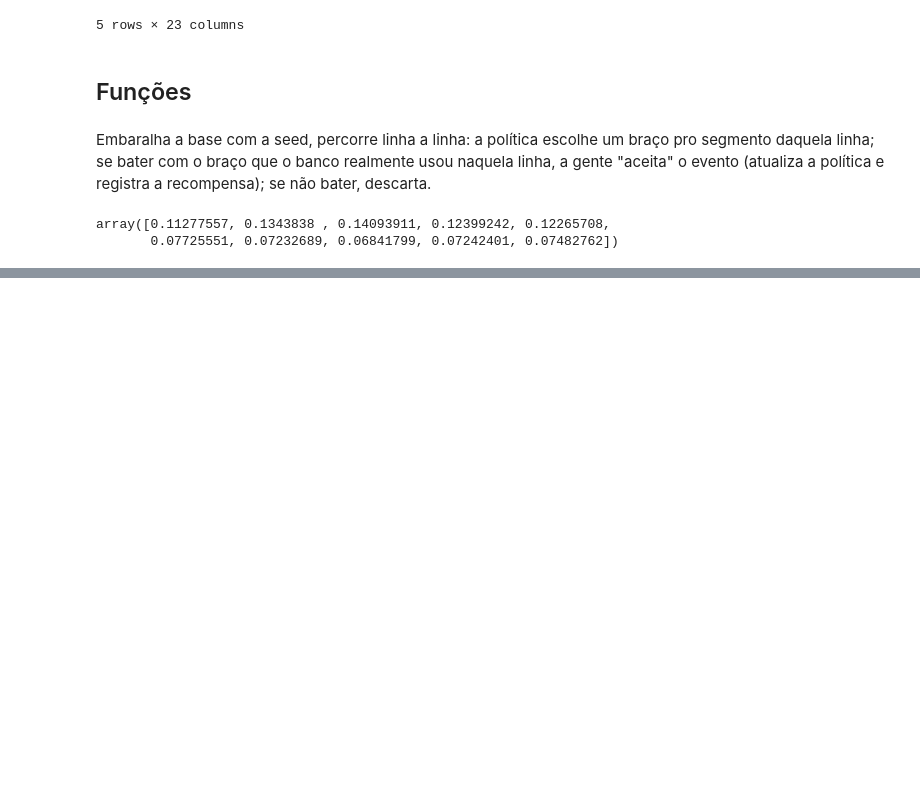
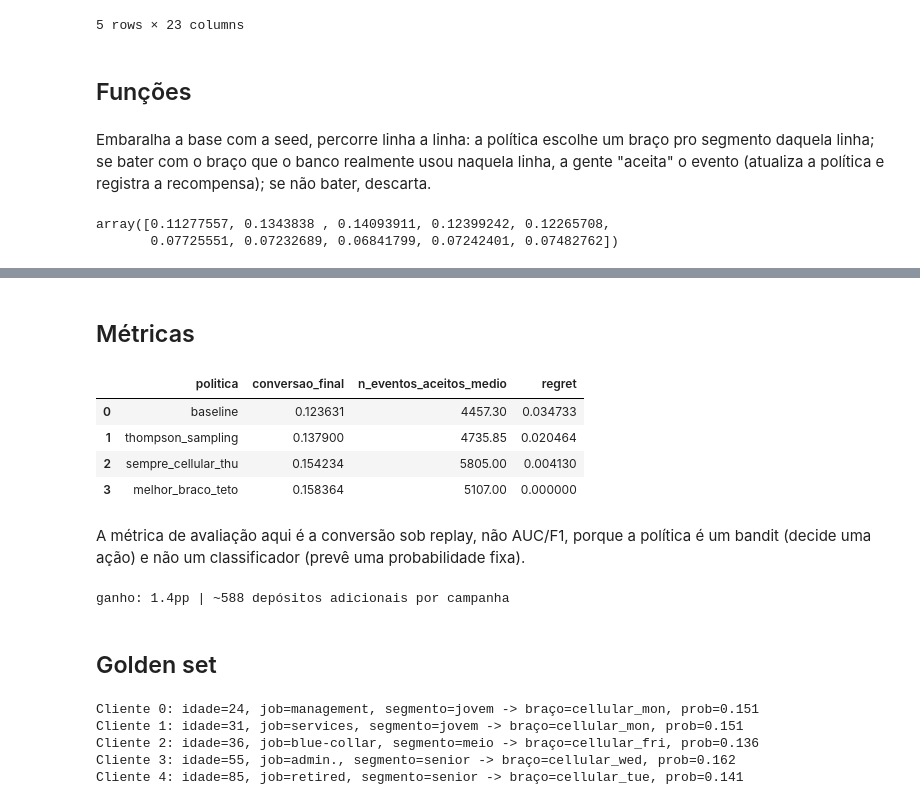
Before and after one commit to maridfreitas/datathon-7mlet-rm363866, a Jupyter notebook: notebooks/02_bandit.ipynb, the cells around one changed output, grey strips where cells are left out. Saved outputs shown, nothing was run; the diff lists cells and outputs as text; code cells hidden in the pictures; blank space fills up the shorter version.

Commit message:
metricas e golden set

```diff
--- a/notebooks/02_bandit.ipynb
+++ b/notebooks/02_bandit.ipynb
@@ -173,0 +176,48 @@ pd.DataFrame(pulls)
+# %% [markdown]
+## Métricas
+# %%
+teto_conversao = tabela_final.loc[tabela_final["politica"] == "melhor_braco_teto", "conversao_final"].values[0]
+tabela_final["regret"] = teto_conversao - tabela_final["conversao_final"]
+tabela_final
+# %% [output]
+|  | politica | conversao_final | n_eventos_aceitos_medio | regret |
+| 0 | baseline | 0.123631 | 4457.30 | 0.034733 |
+| 1 | thompson_sampling | 0.137900 | 4735.85 | 0.020464 |
+| 2 | sempre_cellular_thu | 0.154234 | 5805.00 | 0.004130 |
+| 3 | melhor_braco_teto | 0.158364 | 5107.00 | 0.000000 |
+# %% [markdown]
+A métrica de avaliação aqui é a conversão sob replay, não AUC/F1, porque a política é um bandit (decide uma ação) e não um classificador (prevê uma probabilidade fixa).
+# %%
+ganho_pp = tabela_final.loc[tabela_final["politica"]=="thompson_sampling","conversao_final"].values[0] - \
+           tabela_final.loc[tabela_final["politica"]=="baseline","conversao_final"].values[0]
+depositos_extra = ganho_pp * 41188
+print(f"ganho: {ganho_pp*100:.1f}pp | ~{depositos_extra:.0f} depósitos adicionais por campanha")
+# %% [output]
+ganho: 1.4pp | ~588 depósitos adicionais por campanha
+# %% [markdown]
+## Golden set
+# %%
+politica_final = ThompsonSampling(bracos, segmentos)
+_ = replay(politica_final, df, seed=42)  # essa é a política "definitiva" — mesma que vai pro MLflow e pra API
+
+def recomendar(segmento, politica):
+    amostras = {b: np.random.beta(politica.alpha[segmento][b], politica.beta[segmento][b]) for b in politica.bracos}
+    braco = max(amostras, key=amostras.get)
+    prob_estimada = politica.alpha[segmento][braco] / (politica.alpha[segmento][braco] + politica.beta[segmento][braco])
+    return braco, prob_estimada
+
+golden_set = pd.concat([
+    df[df["tercil_idade"] == "jovem"].sample(2, random_state=1),
+    df[df["tercil_idade"] == "meio"].sample(1, random_state=1),
+    df[df["tercil_idade"] == "senior"].sample(2, random_state=1),
+])[["age", "job", "education", "previous", "tercil_idade"]].reset_index(drop=True)
+
+for i, linha in golden_set.iterrows():
+    braco, prob = recomendar(linha["tercil_idade"], politica_final)
+    print(f"Cliente {i}: idade={linha['age']}, job={linha['job']}, segmento={linha['tercil_idade']} -> braço={braco}, prob={prob:.3f}")
+# %% [output]
+Cliente 0: idade=24, job=management, segmento=jovem -> braço=cellular_mon, prob=0.151
+Cliente 1: idade=31, job=services, segmento=jovem -> braço=cellular_mon, prob=0.151
+Cliente 2: idade=36, job=blue-collar, segmento=meio -> braço=cellular_fri, prob=0.136
+Cliente 3: idade=55, job=admin., segmento=senior -> braço=cellular_wed, prob=0.162
+Cliente 4: idade=85, job=retired, segmento=senior -> braço=cellular_tue, prob=0.141
```
Also changed, not shown: parts of 6 cells of this notebook.
